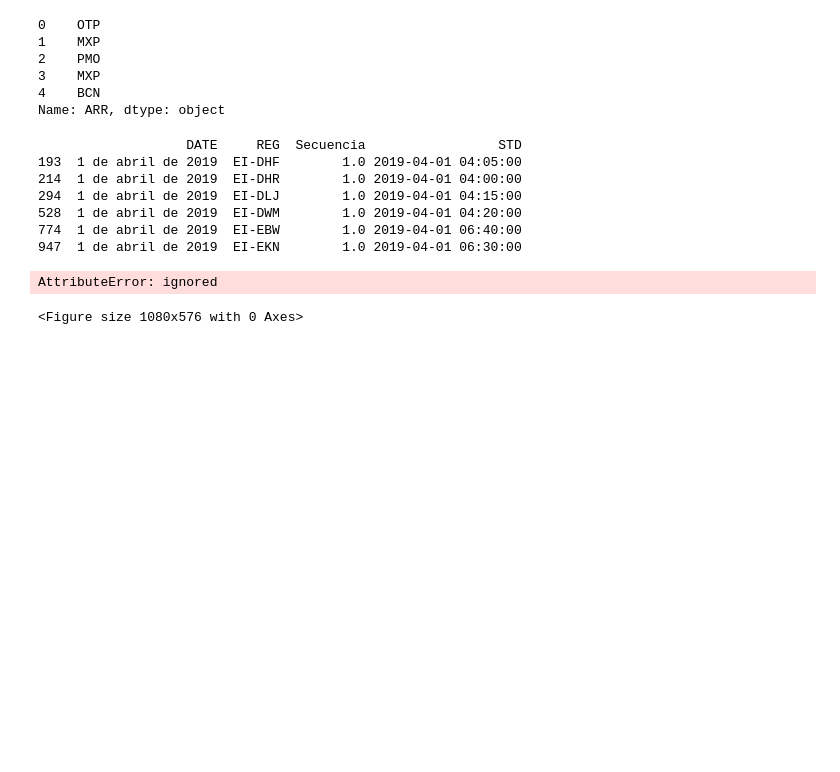
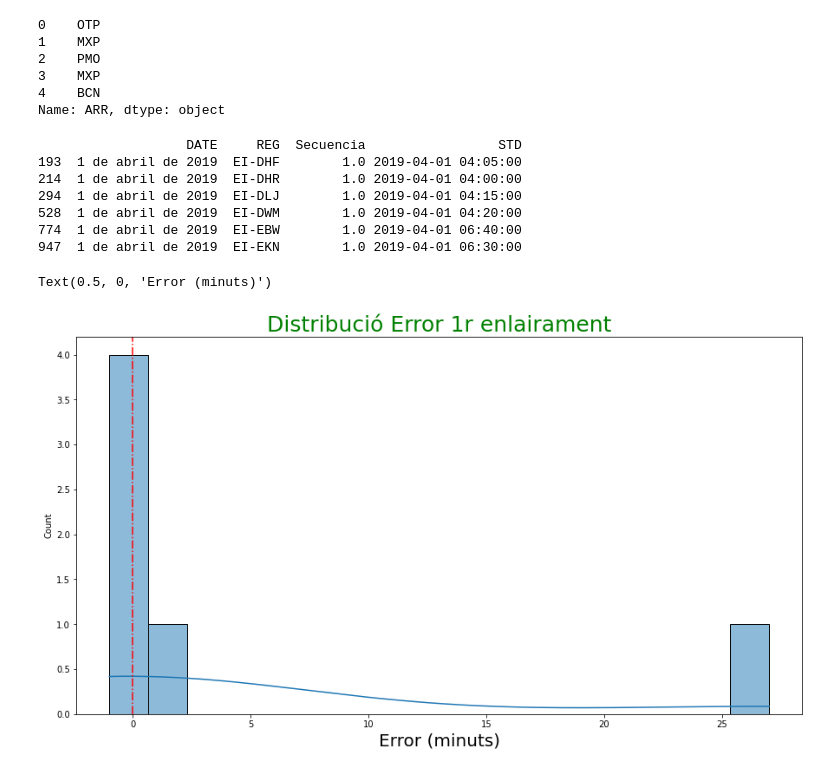
Before and after one commit to JMML2021/Entrega-projecte-final, a Jupyter notebook: Calculo_Ryainair2019ipynb.ipynb, the cells around one changed output. Drawn from its saved outputs; the diff is of its cells as text; code cells hidden in the pictures; blank space fills up the shorter version.

```diff
--- a/Calculo_Ryainair2019ipynb.ipynb
+++ b/Calculo_Ryainair2019ipynb.ipynb
@@ -100,6 +100,7 @@ df.head()
 
 df['DuracionVueloTeorico1']= (df['STA'] - df['STD'])/  np.timedelta64(1, 'm')
 df['DuracionVueloReal1'] = (df['ATA'] - df['ATD']) /  np.timedelta64(1, 'm')
+df['E_Duracion_Vuelo1']= df['DuracionVueloReal1']-df['DuracionVueloTeorico1']
 df['E_Duracion_Vuelo1'].head(3)
 
 media = round(df['E_Duracion_Vuelo1'].mean(),2)
@@ -224,13 +225,13 @@ print(df2[['DATE','REG', 'Secuencia','STD']][0:8])
 947  1 de abril de 2019  EI-EKN        1.0 2019-04-01 06:30:00
 # %%
 plt.figure(figsize = (15,8))
-p= sns.histplot(data= df2.E_Despegue, kde= True)
+p= sns.histplot(data= df2.E_Despegue1, kde= True)
 p.axvline(x = 0, ymin=0, ymax= 12, color='red', linestyle= 'dashdot') # Objetivo
 p.set_title('Distribució Error 1r enlairament', fontsize=25, color='green')
 p.set_xlabel("Error (minuts)", fontsize = 20)
 # %% [output]
-AttributeError: ignored
+Text(0.5, 0, 'Error (minuts)')
-<Figure size 1080x576 with 0 Axes>
+[figure, added]
 # %%
 # Eliminar los outliers
 df2=df2.copy()
```
Also changed, not shown: parts of 7 cells of this notebook.
